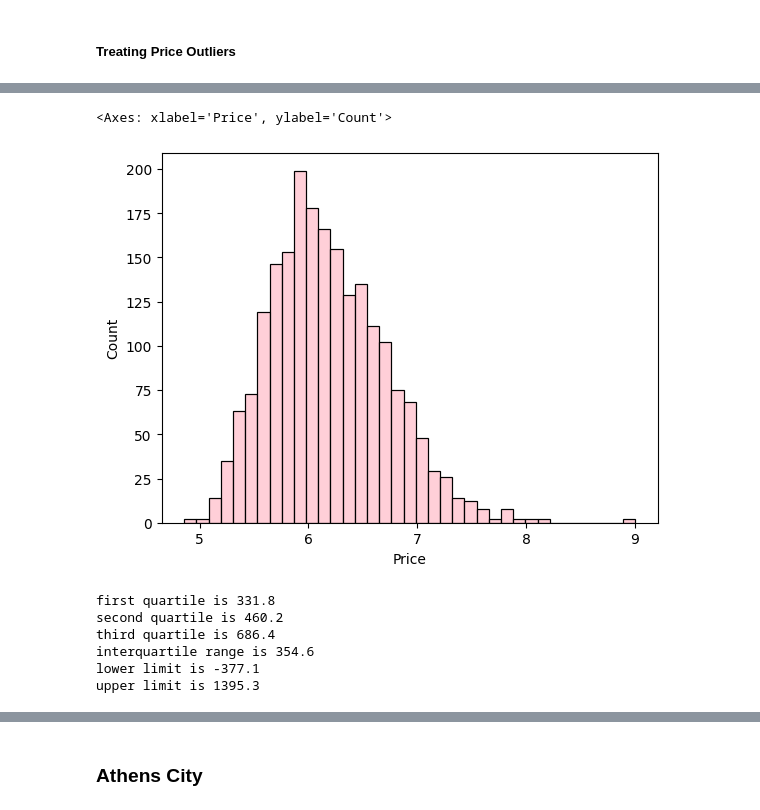
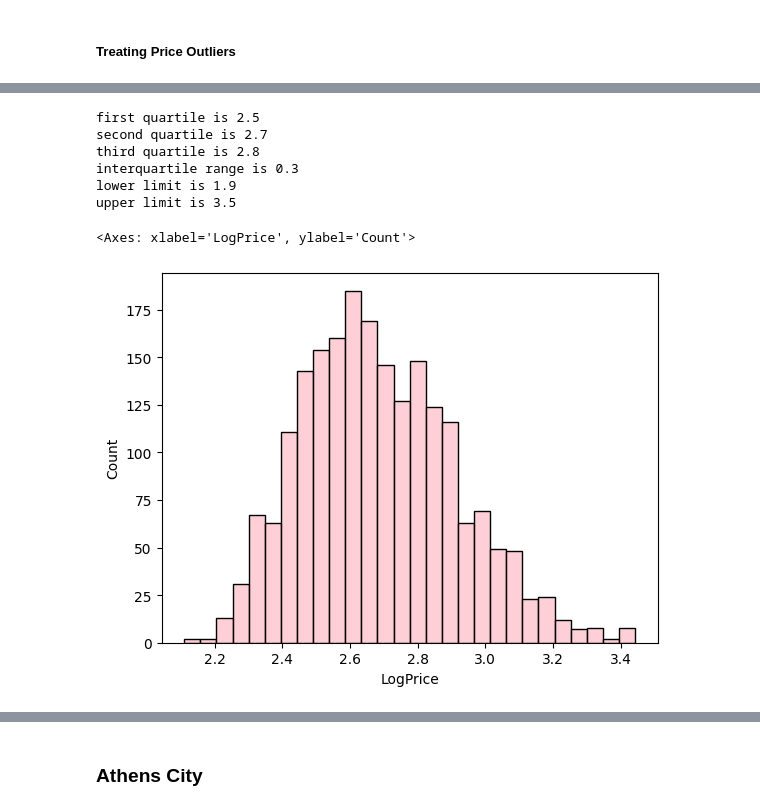
Before and after one commit to sarahp31/AirbnbPrice_Prediction, a Jupyter notebook: notebook/airbnb_analysis.ipynb, the cells around one changed output, grey strips where cells are left out. Saved outputs shown, nothing was run; the diff lists cells and outputs as text; code cells hidden in the pictures.

```diff
--- a/notebook/airbnb_analysis.ipynb
+++ b/notebook/airbnb_analysis.ipynb
@@ -65,2 +25,0 @@ upper limit is 554.2
-# %%
-data = data[data['Price'] < limit_high].copy()
@@ -72,5 +26,7 @@ sns.histplot(np.log(data['Price']), color = 'pink')
 # %% [markdown]
 ## Discrepancies in the price of cities
+# %%
+data['LogPrice'] = np.log10(data['Price'])
 # %%
 fig, ax = plt.subplots(1)
 fig.set_size_inches(8,4)
@@ -112,26 +73,33 @@ data_paris = data.loc[data['City'] == 'Paris'].copy()
+# %%
+q1=data_amsterdam['LogPrice'].quantile(.25)
+q2=data_amsterdam['LogPrice'].quantile(.50)
+q3=data_amsterdam['LogPrice'].quantile(.75)
+iqr=q3-q1
+print('first quartile is %.1f'%q1)
+print('second quartile is %.1f'%q2)
+print('third quartile is %.1f'%q3)
+print('interquartile range is %.1f'%iqr)
+
+limit_low=q1-iqr*1.999
+limit_high=q3+iqr*1.999
+print('lower limit is %.1f'%limit_low)
+print('upper limit is %.1f'%limit_high)
+# %% [output]
+first quartile is 2.5
+second quartile is 2.7
+third quartile is 2.8
+interquartile range is 0.3
+lower limit is 1.9
+upper limit is 3.5
+# %%
+data_amsterdam = data_amsterdam[data_amsterdam['LogPrice'] < limit_high].copy()
+
+#Airbnb in que first quartile (below 25%)
+q1_amsterdam = data_amsterdam[data_amsterdam['LogPrice'] < q1]
+#Airbnb in que third quartile (above 75%)
+q3_amsterdam = data_amsterdam[data_amsterdam['LogPrice'] > q3]
 # %%
-sns.histplot(np.log(data_amsterdam['Price']), color = 'pink')
+sns.histplot(data_amsterdam['LogPrice'], color = 'pink')
 # %% [output]
-<Axes: xlabel='Price', ylabel='Count'>
+<Axes: xlabel='LogPrice', ylabel='Count'>
-[figure, old version]
+[figure, new version]
-# %%
-q1=data_amsterdam['Price'].quantile(.25)
-q2=data_amsterdam['Price'].quantile(.50)
-q3=data_amsterdam['Price'].quantile(.75)
-iqr=q3-q1
-print('first quartile is %.1f'%q1)
-print('second quartile is %.1f'%q2)
-print('third quartile is %.1f'%q3)
-print('interquartile range is %.1f'%iqr)
-
-limit_low=q1-iqr*1.999
-limit_high=q3+iqr*1.999
-print('lower limit is %.1f'%limit_low)
-print('upper limit is %.1f'%limit_high)
-# %% [output]
-first quartile is 331.8
-second quartile is 460.2
-third quartile is 686.4
-interquartile range is 354.6
-lower limit is -377.1
-upper limit is 1395.3
```
Also changed, not shown: parts of 42 cells of this notebook, 1 other file.
